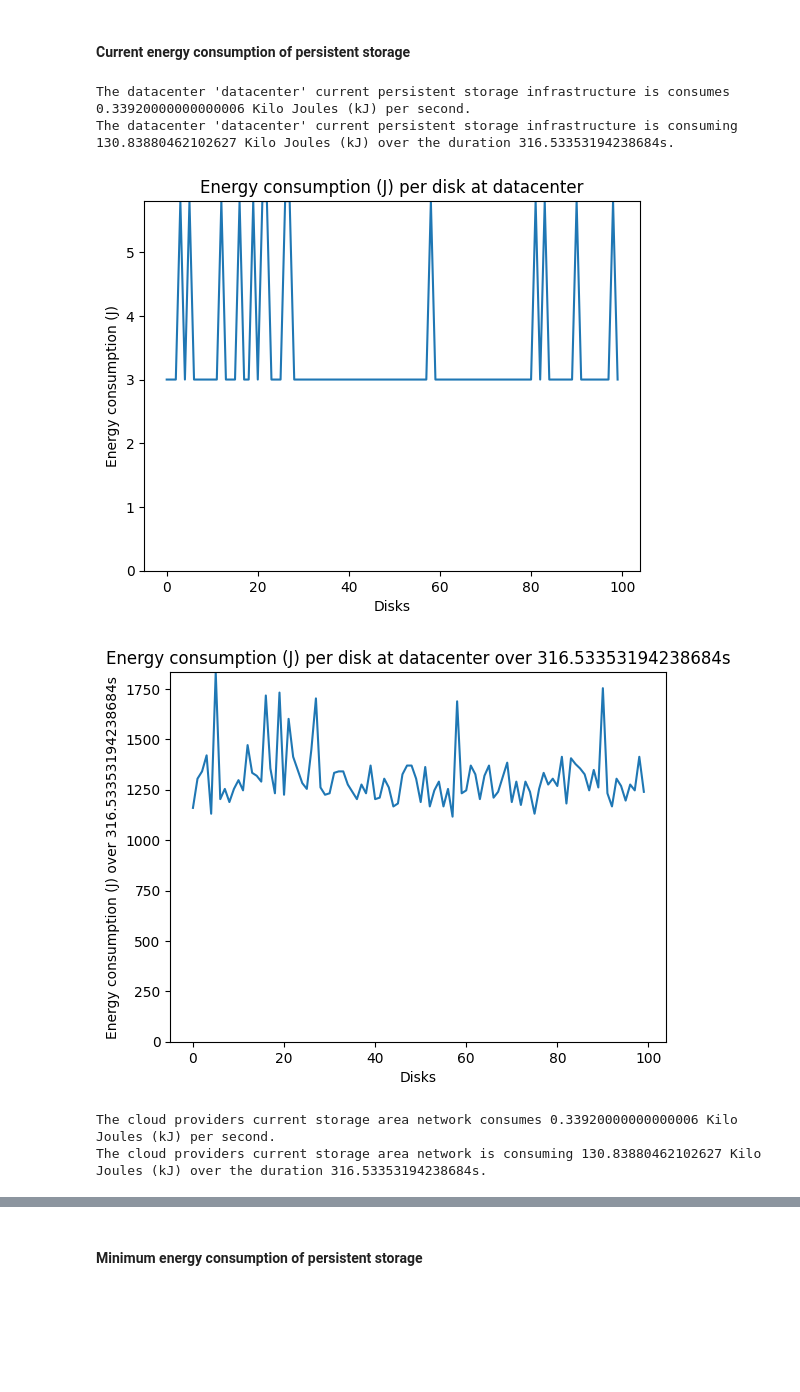
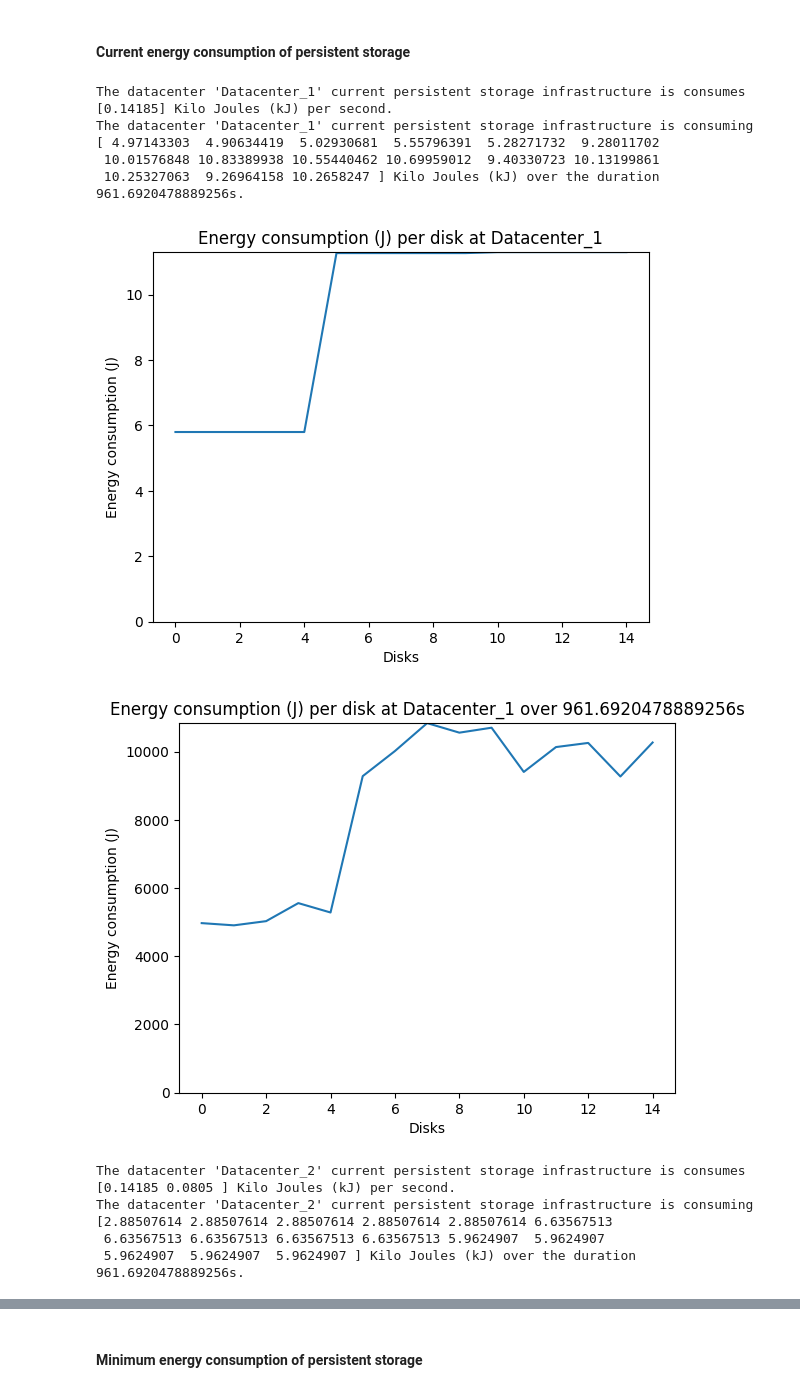
Before and after one commit to KhalidAFarah/cloud-energy-efficiency, a Jupyter notebook: evaluation/storage_utilization.ipynb, the cells around one changed output, grey strips where cells are left out. Saved outputs shown, nothing was run; the diff lists cells and outputs as text; code cells hidden in the pictures; blank space fills up the shorter version.

Commit message:
Comparing energy consumption for storage utilization.

```diff
--- a/evaluation/storage_utilization.ipynb
+++ b/evaluation/storage_utilization.ipynb
@@ -4,7 +4,7 @@ import numpy as np
 import matplotlib.pyplot as plt
 import seaborn as sns
 
-dataset = pd.read_csv("../data/logfile-storage-v3.csv", delimiter=";")
+dataset = pd.read_csv("../data/logfile-storage-v4.csv", delimiter=";")
 dataset.head()
 # %% [output]
 |  | datacenter_id | datacenter_name | datacenter_storage_energy | storage_id | system | storage_capacity | ... |
@@ -69,19 +96,23 @@ The cloud providers current computing infrastructure at max can consume 0.580000
 #### Current energy consumption of persistent storage
 # %%
 labels = np.unique(dataset['datacenter_name'])
+duration = dataset['duration'][0]
+
 current_power = 0
 current_power_per_disk = np.array([])
 
 current_power_consumed = 0
 current_power_consumed_per_disk = np.array([])
 
-duration = dataset['duration'][0]
+current_power_per_datacenter = np.array([])
+current_power_consumed_per_datacenter = np.array([])
+
 
 for i in range(len(labels)):
-    current_power_per_datacenter = 0
+    # current_power_per_datacenter = 0
     current_power_per_disk_per_datacenter = np.array([])
 
-    current_power_consumed_per_datacenter = 0
+    # current_power_consumed_per_datacenter = 0
     current_power_consumed_per_disk_per_datacenter = np.array([])
 
     duration_per_disk_per_datacenter = np.array([])
@@ -94,47 +125,53 @@ for i in range(len(labels)):
 
         # If disk is mostly in active power mode the current power is set to the active power and vice versa for the idle power mode.
         if float(sample['active_duration']) > (float(sample['duration']) - float(sample['active_duration'])):
-            current_power_per_datacenter += float(sample['active_power'])
+            # current_power_per_datacenter += float(sample['active_power'])
             current_power_per_disk = np.append(current_power_per_disk, float(sample['active_power']))
             current_power_per_disk_per_datacenter = np.append(current_power_per_disk_per_datacenter, float(sample['active_power']))
         else:
-            current_power_per_datacenter += float(sample['idle_power'])
+            # current_power_per_datacenter += float(sample['idle_power'])
             current_power_per_disk = np.append(current_power_per_disk, float(sample['idle_power']))
             current_power_per_disk_per_datacenter = np.append(current_power_per_disk_per_datacenter, float(sample['idle_power']))
 
         consumed_active_power = float(sample['active_duration']) * float(sample['active_power'])
         consumed_idle_power = (float(sample['duration']) - float(sample['active_duration'])) * float(sample['idle_power'])
 
-        current_power_consumed_per_datacenter += consumed_active_power + consumed_idle_power
+        # current_power_consumed_per_datacenter += consumed_active_power + consumed_idle_power
         current_power_consumed_per_disk = np.append(current_power_consumed_per_disk, consumed_active_power + consumed_idle_power)
         current_power_consumed_per_disk_per_datacenter = np.append(current_power_consumed_per_disk_per_datacenter, consumed_active_power + consumed_idle_power)
         duration_per_disk = np.append(duration_per_disk, float(sample['duration']))
+    current_power_per_datacenter = np.append(current_power_per_datacenter, np.sum(current_power_per_disk_per_datacenter))
+    current_power_consumed_per_datacenter = np.append(current_power_consumed_per_datacenter, np.sum(current_power_consumed_per_disk_per_datacenter))
 
     print(f"The datacenter '{labels[i]}' current persistent storage infrastructure is consumes {(current_power_per_datacenter * 1)/1000} Kilo Joules (kJ) per second.") # Get actual duration, get average power? or the power consumed power over the duration?
-    print(f"The datacenter '{labels[i]}' current persistent storage infrastructure is consuming {(current_power_consumed_per_datacenter * 1)/1000} Kilo Joules (kJ) over the duration {duration}s.") # Get actual duration, get average power? or the power consumed power over the duration?
-    current_power += current_power_per_datacenter
-    current_power_consumed += current_power_consumed_per_datacenter
+    print(f"The datacenter '{labels[i]}' current persistent storage infrastructure is consuming {(current_power_consumed_per_disk_per_datacenter * 1)/1000} Kilo Joules (kJ) over the duration {duration}s.") # Get actual duration, get average power? or the power consumed power over the duration?
+    # current_power += current_power_per_datacenter
+    # current_power_consumed += current_power_consumed_per_datacenter
 
     plt.plot(np.arange(0, len(current_power_per_disk_per_datacenter)), (current_power_per_disk_per_datacenter*1))
     plt.ylim((0, max(current_power_per_disk_per_datacenter)))
     plt.xlabel("Disks")
     plt.ylabel("Energy consumption (J)")
     plt.title(f"Energy consumption (J) per disk at {labels[i]}")
     plt.show()
 
     plt.plot(np.arange(0, len(current_power_consumed_per_disk_per_datacenter)), (current_power_consumed_per_disk_per_datacenter*1))
     plt.ylim((0, max(current_power_consumed_per_disk_per_datacenter)))
     plt.xlabel("Disks")
-    plt.ylabel(f"Energy consumption (J) over {duration}s")
+    plt.ylabel(f"Energy consumption (J)")
     plt.title(f"Energy consumption (J) per disk at {labels[i]} over {duration}s")
     plt.show()
 
-print(f"The cloud providers current storage area network consumes {(current_power * 1)/1000} Kilo Joules (kJ) per second.") # Get actual duration, get average power? or the power consumed power over the duration?
-print(f"The cloud providers current storage area network is consuming {(current_power_consumed * 1)/1000} Kilo Joules (kJ) over the duration {duration}s.") # Get actual duration, get average power? or the power consumed power over the duration?
+print(f"The cloud providers current storage area network consumes {(np.sum(current_power_per_datacenter) * 1)/1000} Kilo Joules (kJ) per second.") # Get actual duration, get average power? or the power consumed power over the duration?
+print(f"The cloud providers current storage area network is consuming {(np.sum(current_power_consumed_per_datacenter) * 1)/1000} Kilo Joules (kJ) over the duration {duration}s.") # Get actual duration, get average power? or the power consumed power over the duration?
 # %% [output]
-The datacenter 'datacenter' current persistent storage infrastructure is consumes 0.33920000000000006 Kilo Joules (kJ) per second.
-The datacenter 'datacenter' current persistent storage infrastructure is consuming 130.83880462102627 Kilo Joules (kJ) over the duration 316.53353194238684s.
+The datacenter 'Datacenter_1' current persistent storage infrastructure is consumes [0.14185] Kilo Joules (kJ) per second.
+The datacenter 'Datacenter_1' current persistent storage infrastructure is consuming [ 4.97143303  4.90634419  5.02930681  5.55796391  5.28271732  9.28011702
+ 10.01576848 10.83389938 10.55440462 10.69959012  9.40330723 10.13199861
+ 10.25327063  9.26964158 10.2658247 ] Kilo Joules (kJ) over the duration 961.6920478889256s.
-[figure, old version]
+[figure, new version]
-[figure, old version]
+[figure, new version]
-The cloud providers current storage area network consumes 0.33920000000000006 Kilo Joules (kJ) per second.
-The cloud providers current storage area network is consuming 130.83880462102627 Kilo Joules (kJ) over the duration 316.53353194238684s.
+The datacenter 'Datacenter_2' current persistent storage infrastructure is consumes [0.14185 0.0805 ] Kilo Joules (kJ) per second.
+The datacenter 'Datacenter_2' current persistent storage infrastructure is consuming [2.88507614 2.88507614 2.88507614 2.88507614 2.88507614 6.63567513
+ 6.63567513 6.63567513 6.63567513 6.63567513 5.9624907  5.9624907
+ 5.9624907  5.9624907  5.9624907 ] Kilo Joules (kJ) over the duration 961.6920478889256s.
```
Also changed, not shown: parts of 8 cells of this notebook.
